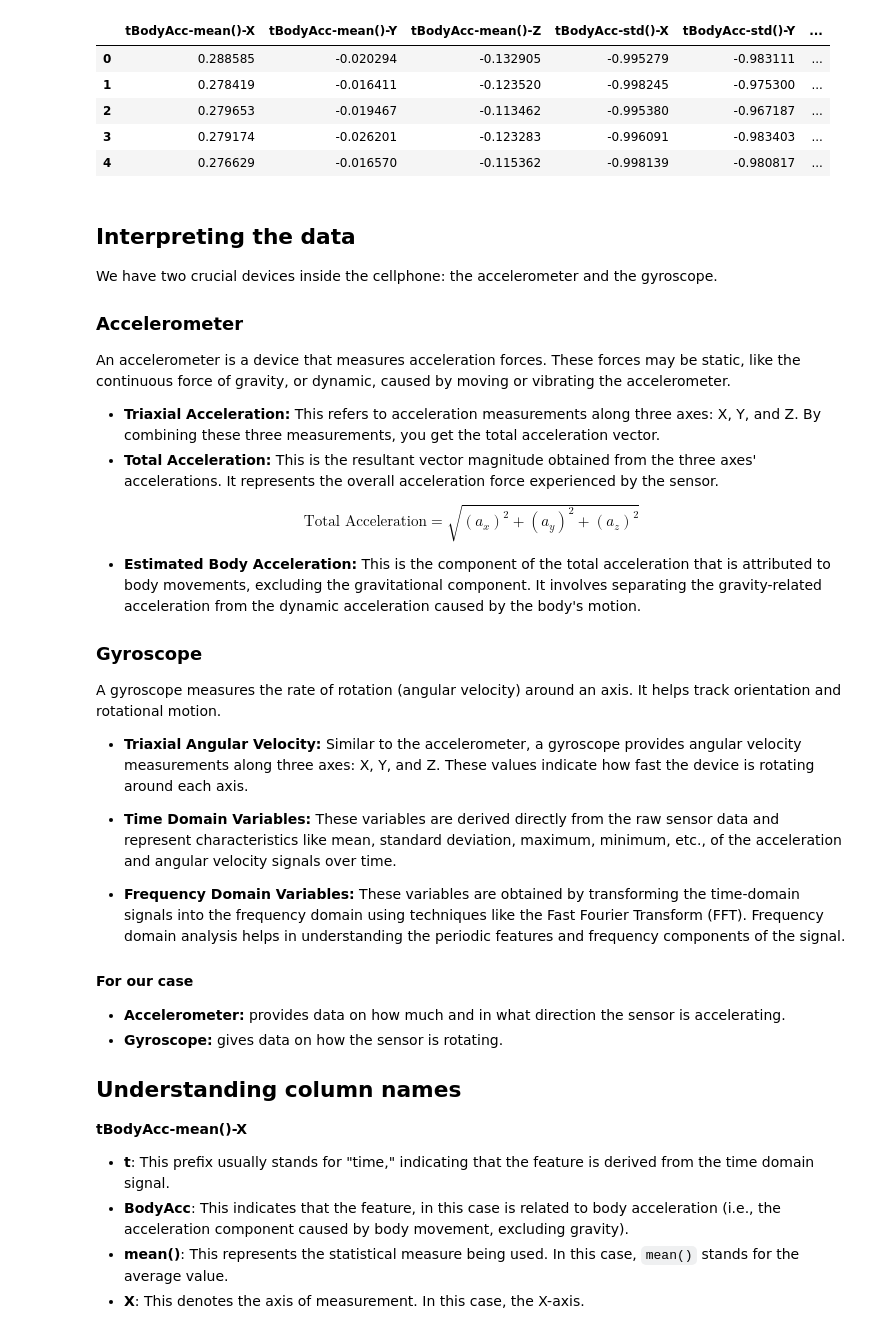
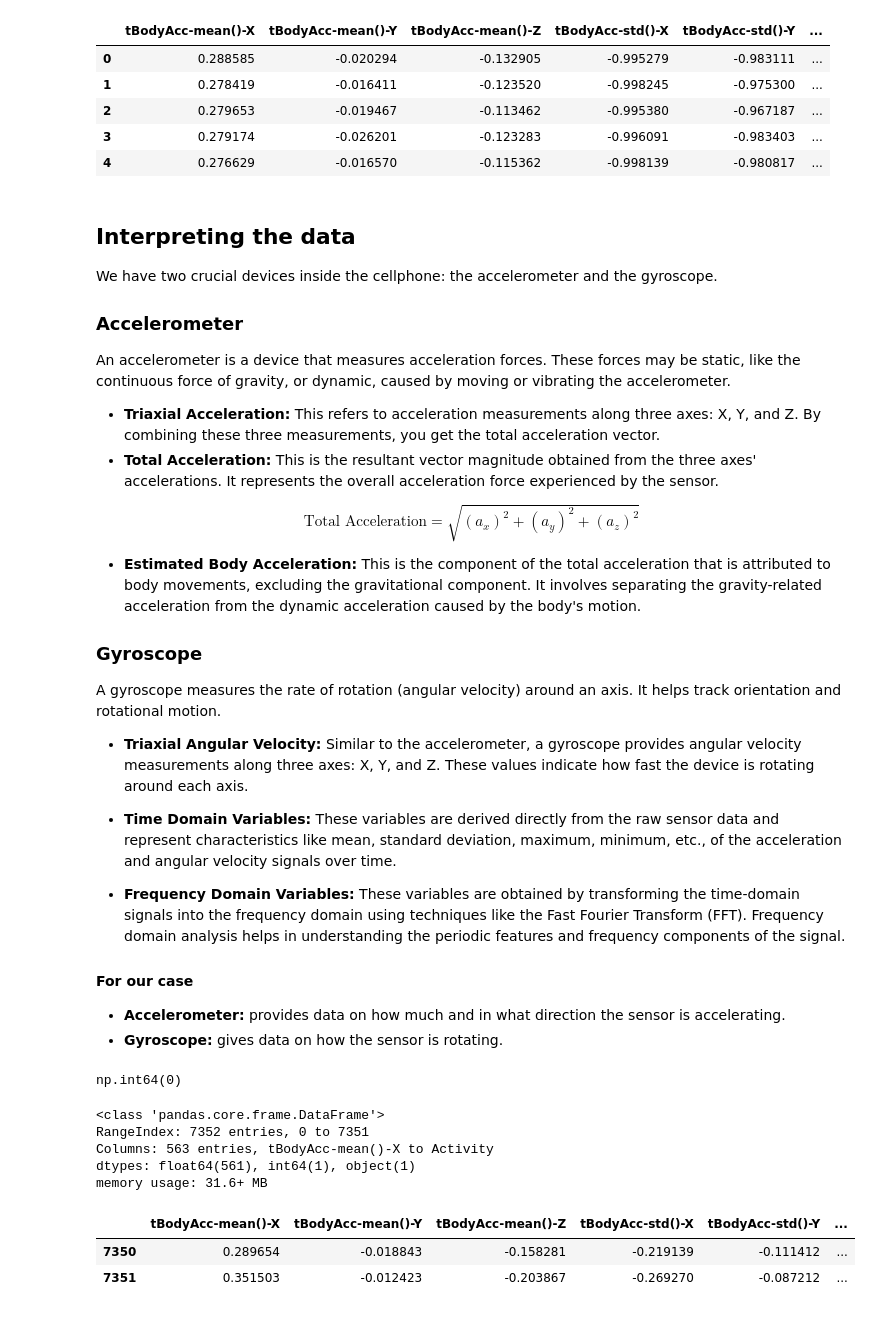
Before and after one commit to liamarguedas/human-activity-recognition, a Jupyter notebook: notebooks/2.0-acquire-and-cleanse-data.ipynb, the cells around one changed output. Saved outputs shown, nothing was run; the diff lists cells and outputs as text; code cells hidden in the pictures.

```diff
--- a/notebooks/2.0-acquire-and-cleanse-data.ipynb
+++ b/notebooks/2.0-acquire-and-cleanse-data.ipynb
@@ -130,12 +131,22 @@ A gyroscope measures the rate of rotation (angular velocity) around an axis. It
 
 - **Accelerometer:** provides data on how much and in what direction the sensor is accelerating.
 - **Gyroscope:** gives data on how the sensor is rotating.
-
-## Understanding column names
-
-**tBodyAcc-mean()-X**
-
-- **t**: This prefix usually stands for "time," indicating that the feature is derived from the time domain signal.
-- **BodyAcc**: This indicates that the feature, in this case is related to body acceleration (i.e., the acceleration component caused by body movement, excluding gravity).
-- **mean()**: This represents the statistical measure being used. In this case, `mean()` stands for the average value.
-- **X**: This denotes the axis of measurement. In this case, the X-axis.
+# %%
+# Missing values
+data.isna().sum().sum()
+# %% [output]
+np.int64(0)
+# %%
+data.info()
+# %% [output]
+<class 'pandas.core.frame.DataFrame'>
+RangeIndex: 7352 entries, 0 to 7351
+Columns: 563 entries, tBodyAcc-mean()-X to Activity
+dtypes: float64(561), int64(1), object(1)
+memory usage: 31.6+ MB
+# %%
+data.tail(2)
+# %% [output]
+|  | tBodyAcc-mean()-X | tBodyAcc-mean()-Y | tBodyAcc-mean()-Z | tBodyAcc-std()-X | tBodyAcc-std()-Y | ... |
+| 7350 | 0.289654 | -0.018843 | -0.158281 | -0.219139 | -0.111412 | ... |
+| 7351 | 0.351503 | -0.012423 | -0.203867 | -0.269270 | -0.087212 | ... |
```
Also changed, not shown: parts of 1 cell of this notebook.
